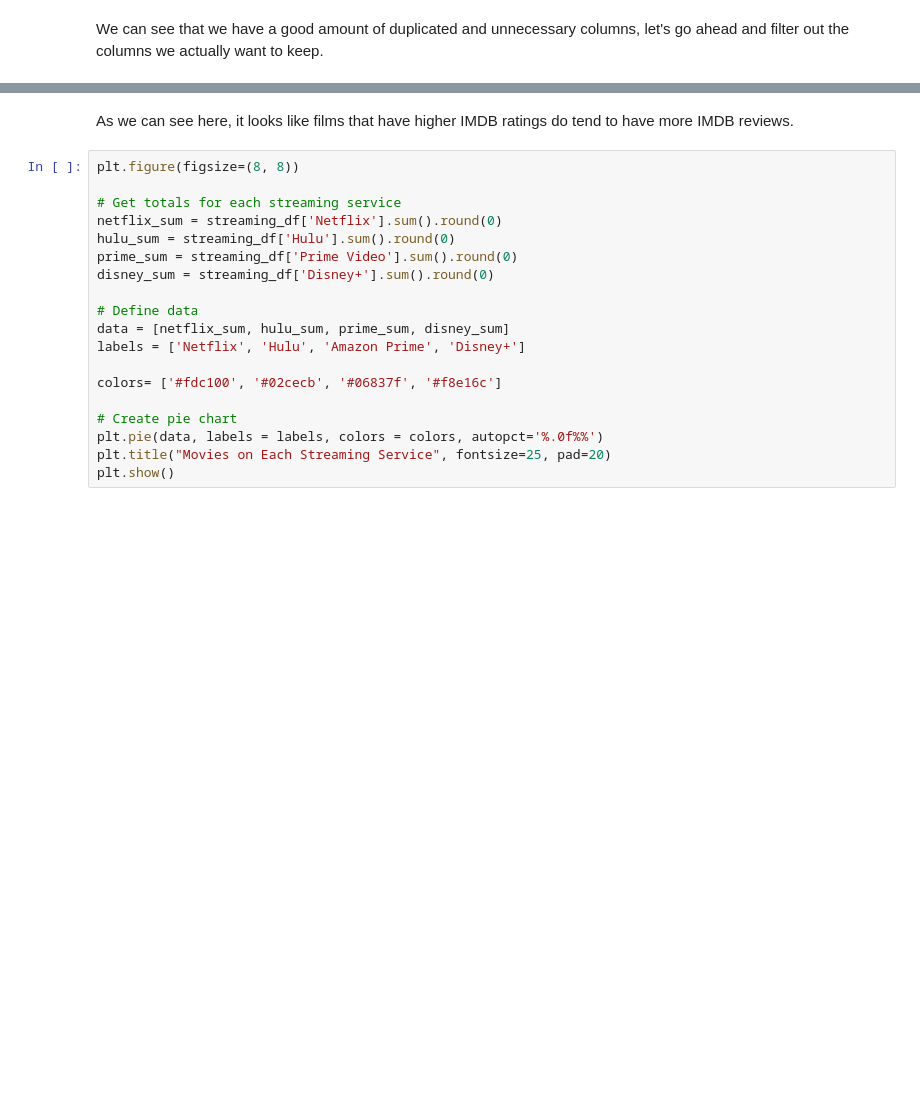
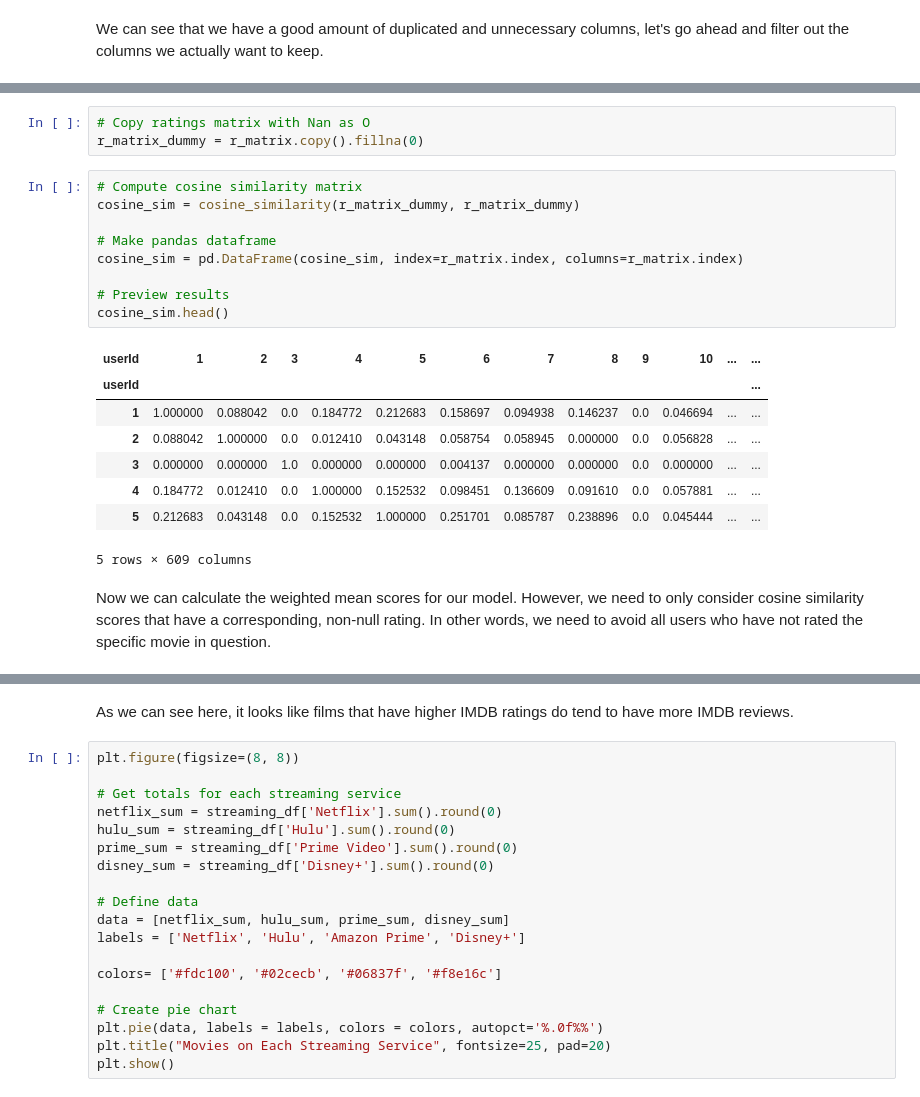
Before and after one commit to kevgross89/Apple-TV-Movie-Recommendation-Engine, a Jupyter notebook: What To Watch - Movie Recommendation Engine.ipynb, the cells around one changed output, grey strips where cells are left out. Drawn from its saved outputs; the diff is of its cells as text; blank space fills up the shorter version.

```diff
--- a/What To Watch - Movie Recommendation Engine.ipynb
+++ b/What To Watch - Movie Recommendation Engine.ipynb
@@ -1158,0 +1458,23 @@ movielens_imdb_wiki.Plot.unique().size
+# %%
+# Copy ratings matrix with Nan as O
+r_matrix_dummy = r_matrix.copy().fillna(0)
+# %%
+# Compute cosine similarity matrix
+cosine_sim = cosine_similarity(r_matrix_dummy, r_matrix_dummy)
+
+# Make pandas dataframe
+cosine_sim = pd.DataFrame(cosine_sim, index=r_matrix.index, columns=r_matrix.index)
+
+# Preview results
+cosine_sim.head()
+# %% [output]
+| userId | 1 | 2 | 3 | 4 | 5 | 6 | 7 | 8 | 9 | 10 | ... | ... |
+| userId |  |  |  |  |  |  |  |  |  |  |  | ... |
+| 1 | 1.000000 | 0.088042 | 0.0 | 0.184772 | 0.212683 | 0.158697 | 0.094938 | 0.146237 | 0.0 | 0.046694 | ... | ... |
+| 2 | 0.088042 | 1.000000 | 0.0 | 0.012410 | 0.043148 | 0.058754 | 0.058945 | 0.000000 | 0.0 | 0.056828 | ... | ... |
+| 3 | 0.000000 | 0.000000 | 1.0 | 0.000000 | 0.000000 | 0.004137 | 0.000000 | 0.000000 | 0.0 | 0.000000 | ... | ... |
+| 4 | 0.184772 | 0.012410 | 0.0 | 1.000000 | 0.152532 | 0.098451 | 0.136609 | 0.091610 | 0.0 | 0.057881 | ... | ... |
+| 5 | 0.212683 | 0.043148 | 0.0 | 0.152532 | 1.000000 | 0.251701 | 0.085787 | 0.238896 | 0.0 | 0.045444 | ... | ... |
+5 rows × 609 columns
+# %% [markdown]
+Now we can calculate the weighted mean scores for our model. However, we need to only consider cosine similarity scores that have a corresponding, non-null rating. In other words, we need to avoid all users who have not rated the specific movie in question.
```
Also changed, not shown: parts of 72 cells of this notebook.
